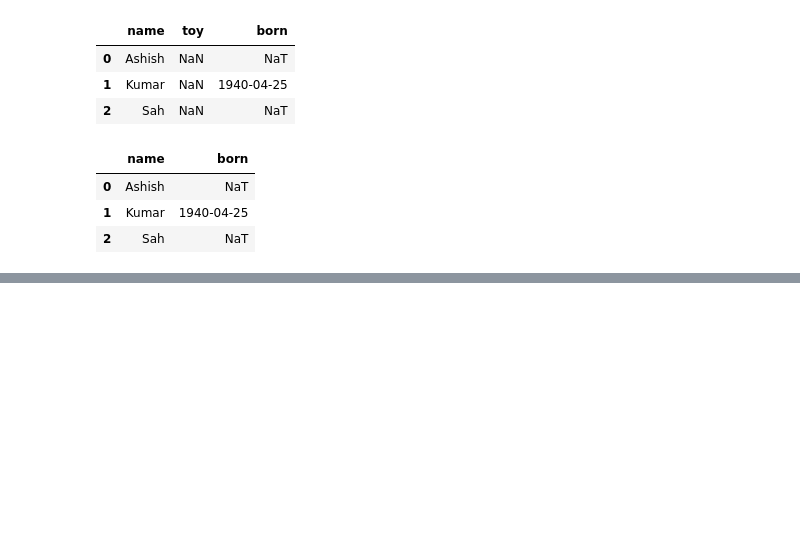
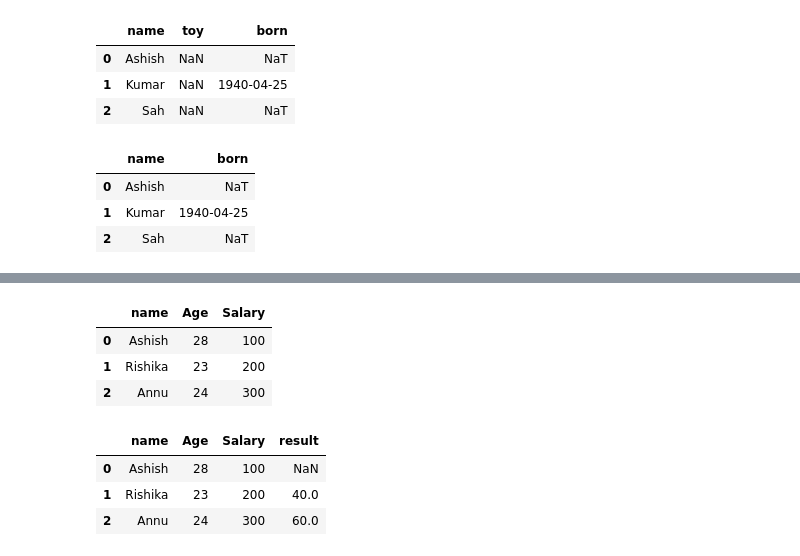
Before and after one commit to ashis08h/python-django-learning, a Jupyter notebook: Ecobiased/pandas_tutorial/Untitled.ipynb, the cells around one changed output, grey strips where cells are left out. Cells and saved outputs as stored; diff of their text form; code cells hidden in the pictures; blank space fills up the shorter version.

```diff
--- a/Ecobiased/pandas_tutorial/Untitled.ipynb
+++ b/Ecobiased/pandas_tutorial/Untitled.ipynb
@@ -997,0 +1180,25 @@ df1.dropna(how='all', axis=1)
+# %%
+# write a 3 by 3 dataframe and add one column at the last and store the value of 20 percent of previous column
+# if value of previous column is greater than 35.
+
+person_dict = {'name': ['Ashish', 'Rishika', 'Annu'],
+              'Age': [28, 23, 24],
+              'Salary': [100, 200, 300]}
+
+person_df = pd.DataFrame(person_dict)
+# %%
+person_df
+# %% [output]
+|  | name | Age | Salary |
+| 0 | Ashish | 28 | 100 |
+| 1 | Rishika | 23 | 200 |
+| 2 | Annu | 24 | 300 |
+# %%
+person_df['result'] = person_df['Salary'].apply(lambda x: x*0.2 if x>=200 else None)
+# %%
+person_df
+# %% [output]
+|  | name | Age | Salary | result |
+| 0 | Ashish | 28 | 100 | NaN |
+| 1 | Rishika | 23 | 200 | 40.0 |
+| 2 | Annu | 24 | 300 | 60.0 |
```
Also changed, not shown: parts of 78 cells of this notebook, 9 other files.
